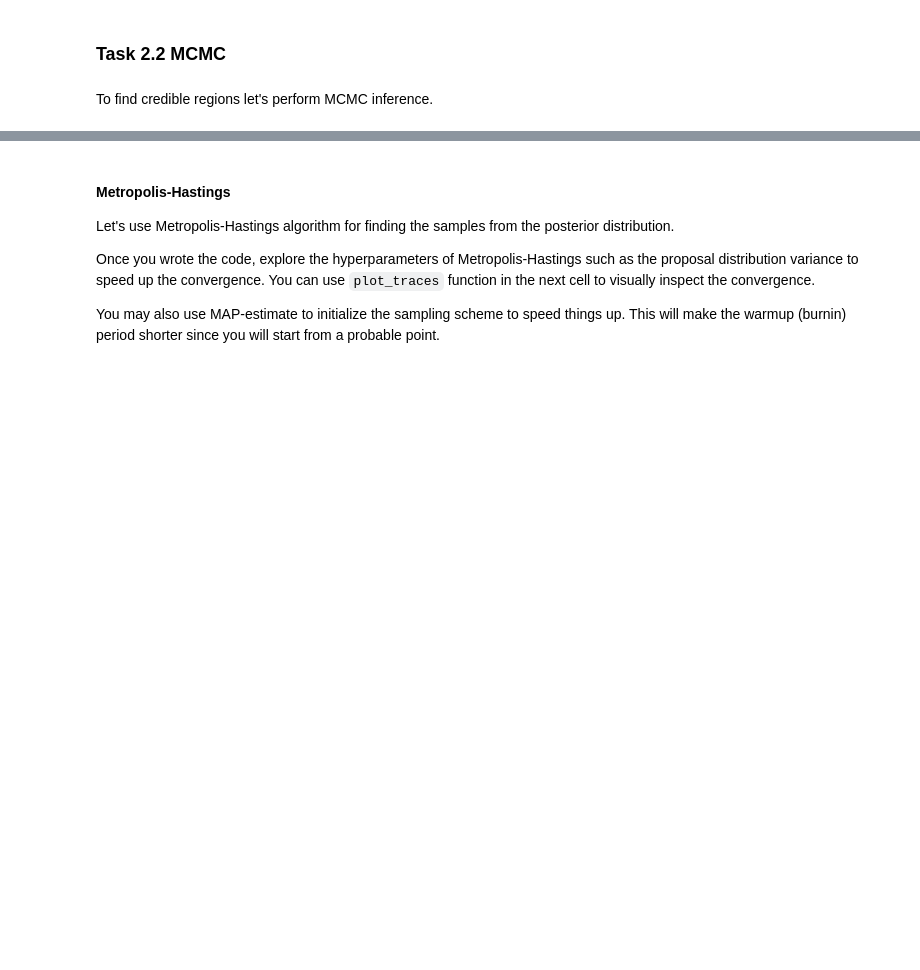
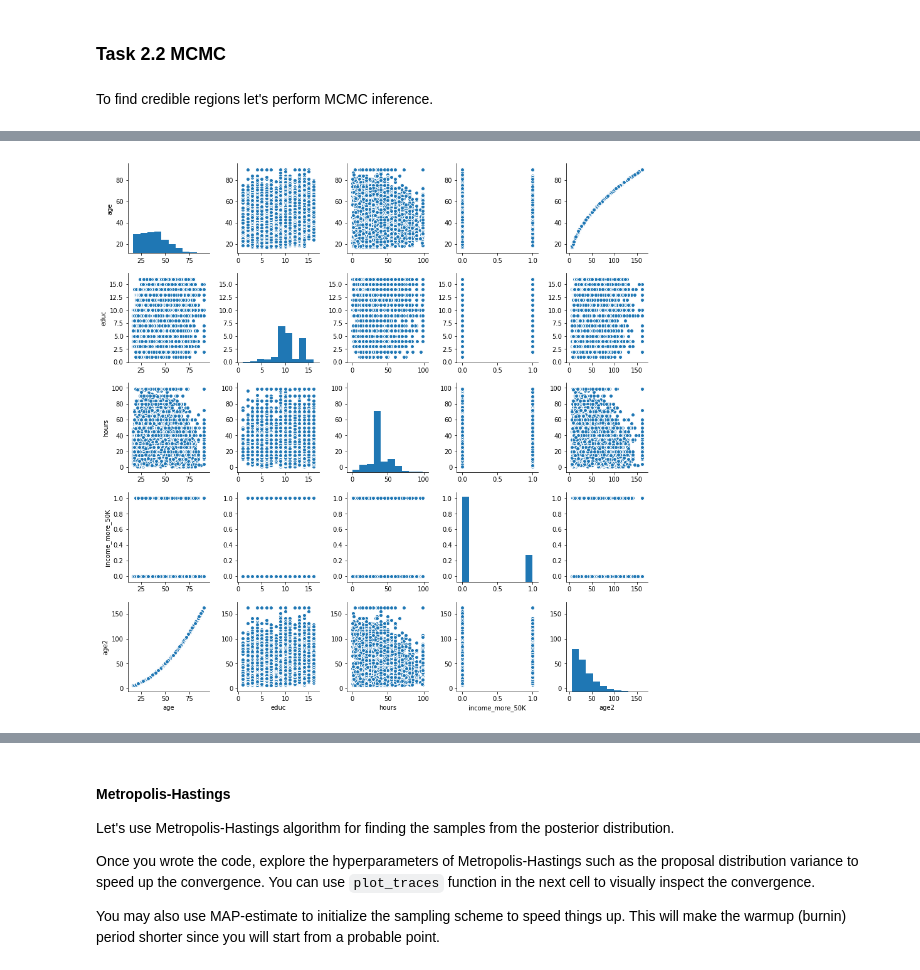
Before and after one commit to Nabarun21/bayesian-methods-for-ml, a Jupyter notebook: Week 4/Programming assignment/Week4. Practical Assignment. MCMC.ipynb, the cells around one changed output, grey strips where cells are left out. Drawn from its saved outputs; the diff is of its cells as text; code cells hidden in the pictures; blank space fills up the shorter version.

```diff
--- a/Week 4/Programming assignment/Week4. Practical Assignment. MCMC.ipynb
+++ b/Week 4/Programming assignment/Week4. Practical Assignment. MCMC.ipynb
@@ -292,0 +320,3 @@ def plot_traces(traces, burnin=2000):
+# %%
+data['age2']=data.age*data.age/50
+data.head()
@@ -292,0 +330,4 @@ def plot_traces(traces, burnin=2000):
+# %%
+g = sns.pairplot(data)
+# %% [output]
+[figure, added]
```
Also changed, not shown: parts of 16 cells of this notebook.
